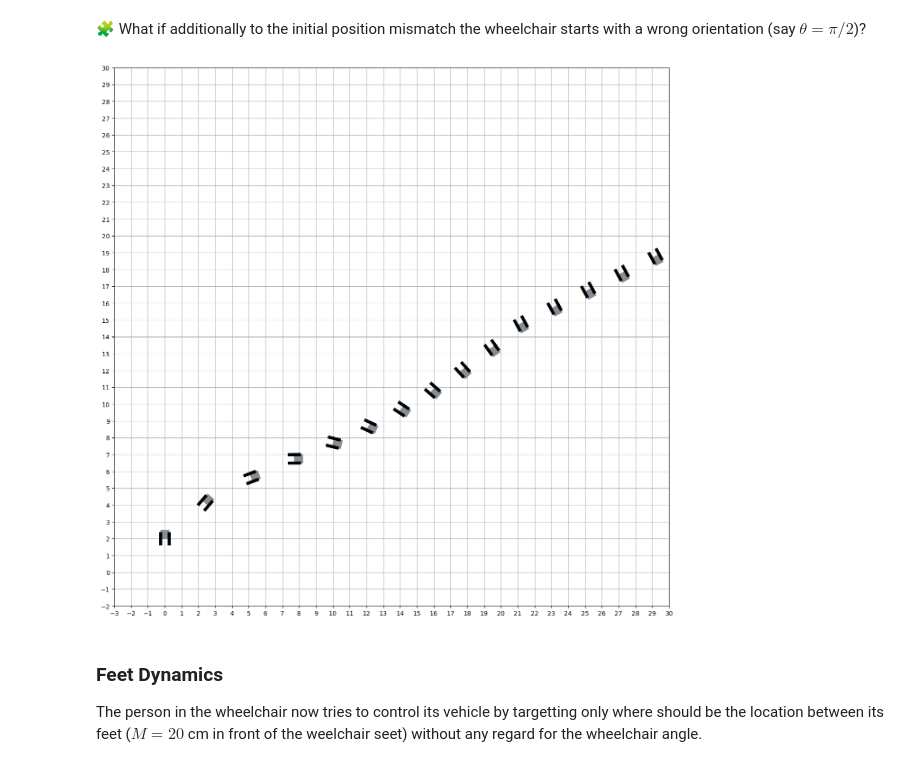
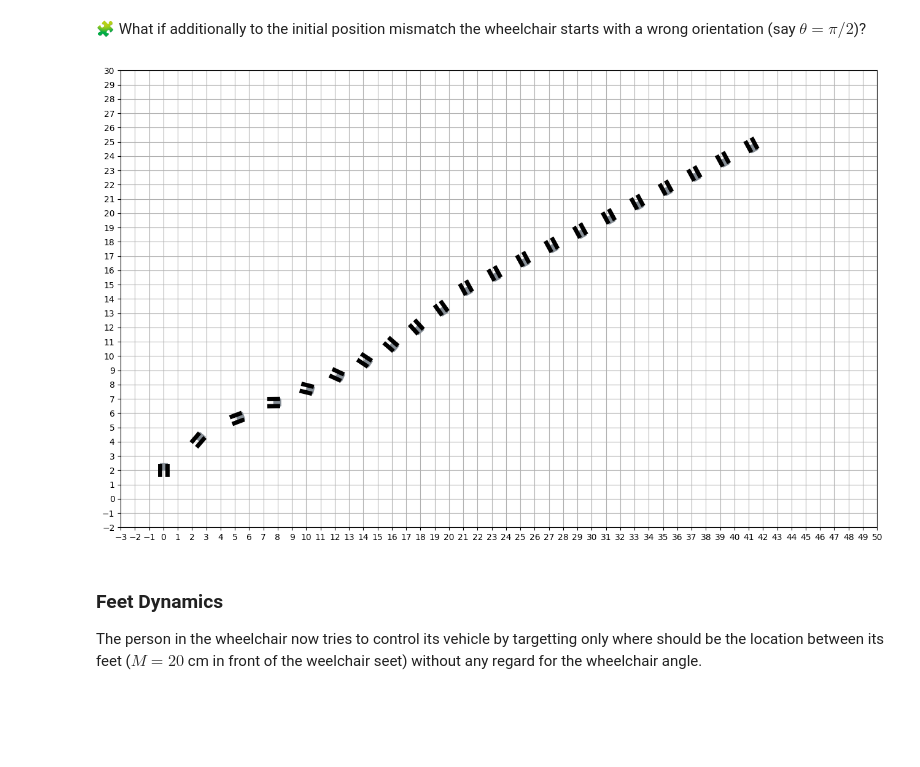
Before and after one commit to AchrafRachidi2000/control-engineering-with-python-project-2022-2023, a Jupyter notebook: Project-3.ipynb, the cells around one changed output. Saved outputs shown, nothing was run; the diff lists cells and outputs as text; code cells hidden in the pictures; blank space fills up the shorter version.

```diff
--- a/Project-3.ipynb
+++ b/Project-3.ipynb
@@ -1131,10 +1131,10 @@ def fun2(t, xytheta):
         dtheta = 0
     return array([dx, dy, dtheta])
 
-t = arange(0,20,1)
-r2 = solve_ivp(fun=fun2, t_span=[0, tf], y0=[0, 2, 0], dense_output=True, rtol=1e-6, atol=1e-12)
+t = arange(0,21,1)
+r2 = solve_ivp(fun=fun2, t_span=[0, 20], y0=[0, 2, 0], dense_output=True, rtol=1e-6, atol=1e-12)
 sol_2 = r2["sol"](t)
-draw_arena(-3, 30, -2, 30)
+draw_arena(-3, 50, -2, 30)
 for x, y, theta in sol_2.T:
     draw_wheelchair(x, y, theta)
 # %% [output]
@@ -1144,29 +1144,29 @@ for x, y, theta in sol_2.T:
 # %%
 def fun3(t, xytheta):
     v_1=2
     v_2=1
     if t<=10:
         x, y, theta = xytheta
         omega_l, omega_r = omega(t, xytheta)
         dx = Rw * 0.5 * (omega_l + omega_r) * cos(theta) + v_1
         dy = Rw * 0.5 * (omega_l + omega_r) * sin(theta) + v_2
         dtheta = Rw * (omega_r - omega_l) / L
     else:
         x, y, theta = xytheta
         omega_l, omega_r = omega(t, xytheta)
         dx =  v_1
         dy =  v_2
         dtheta = 0
     return array([dx, dy, dtheta])
 
-t = arange(0,20,1)
-r3 = solve_ivp(fun=fun3, t_span=[0, tf], y0=[0, 2, np.pi/2], dense_output=True, rtol=1e-6, atol=1e-12)
+t = arange(0,21,1)
+r3 = solve_ivp(fun=fun3, t_span=[0, 20], y0=[0, 2, np.pi/2], dense_output=True, rtol=1e-6, atol=1e-12)
 sol_3 = r3["sol"](t)
-draw_arena(-3, 30, -2, 30)
+draw_arena(-3, 50, -2, 30)
 for x, y, theta in sol_3.T:
     draw_wheelchair(x, y, theta)
 # %% [output]
-[figure, old version]
+[figure, new version]
 # %% [markdown]
 ###  Feet Dynamics
 
```
Also changed, not shown: parts of 1 cell of this notebook.
